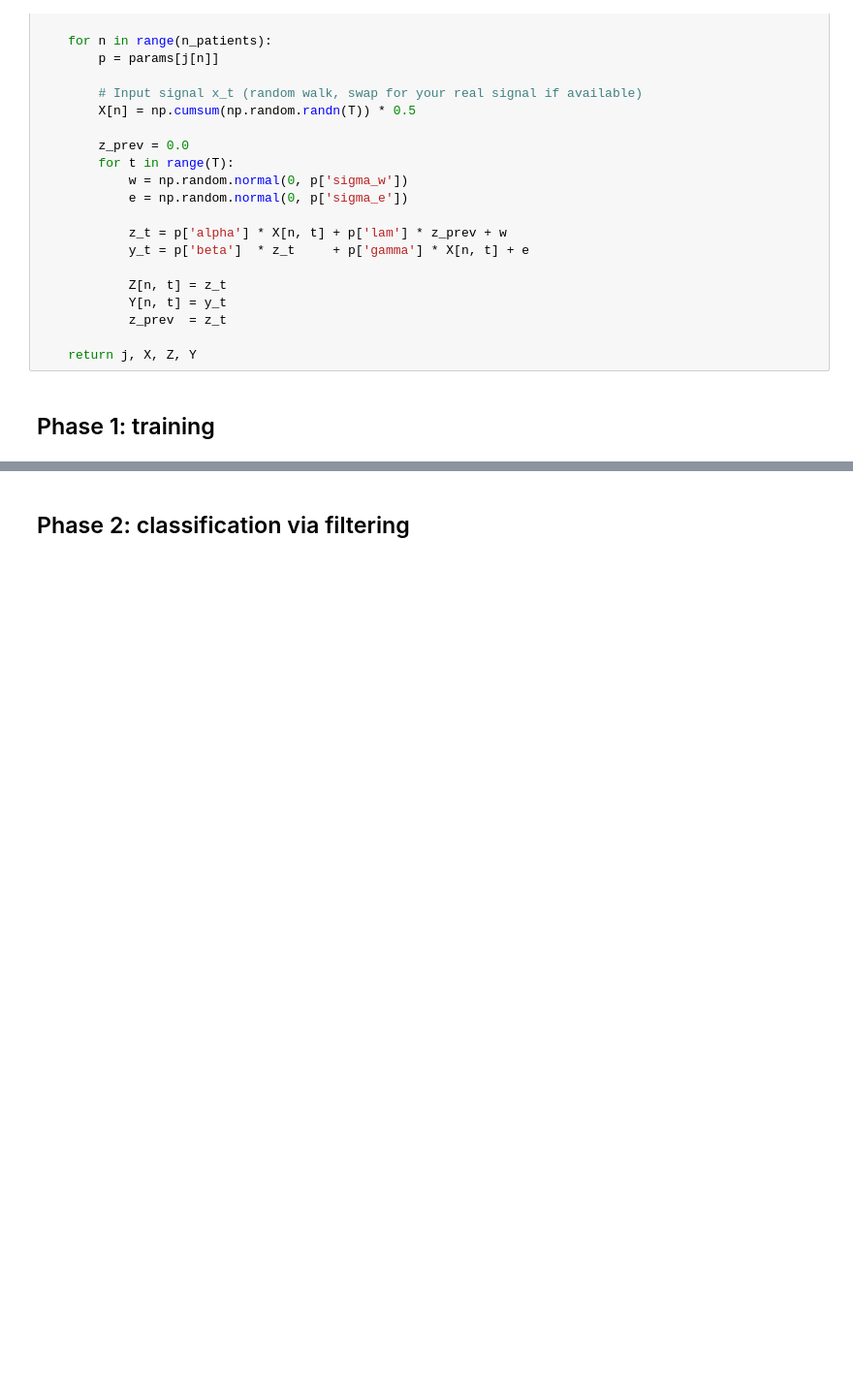
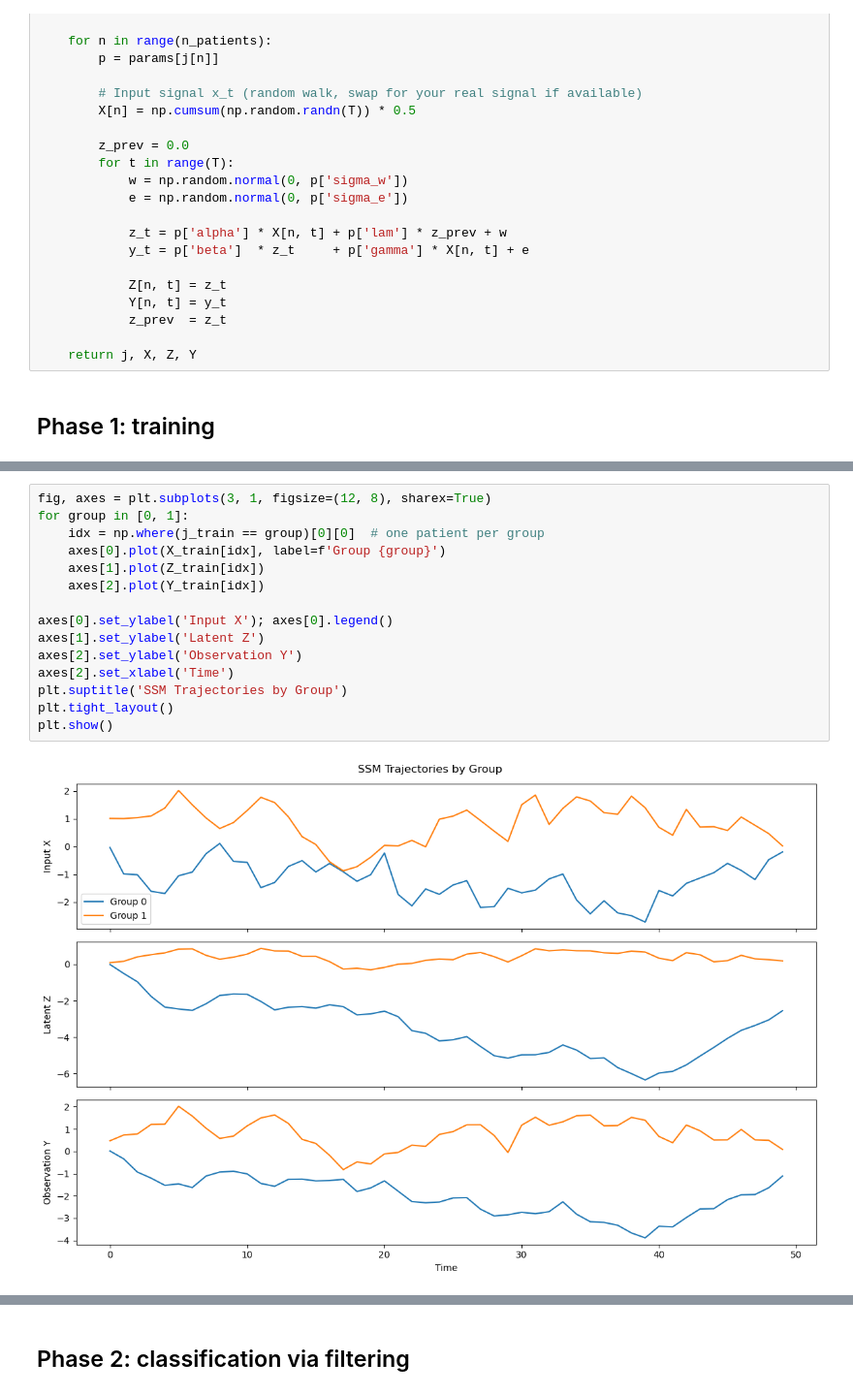
Before and after one commit to Analia7/mediators, a Jupyter notebook: active_discovery_of_latent_dynamic_mediators.ipynb, the cells around one changed output, grey strips where cells are left out. Shown at 97% size. Saved outputs shown, nothing was run; the diff lists cells and outputs as text; blank space fills up the shorter version.

```diff
--- a/active_discovery_of_latent_dynamic_mediators.ipynb
+++ b/active_discovery_of_latent_dynamic_mediators.ipynb
@@ -80,0 +96,17 @@ j_train, X_train, Z_train, Y_train = generate_synthetic_samples(n_patients=100,
+# %%
+fig, axes = plt.subplots(3, 1, figsize=(12, 8), sharex=True)
+for group in [0, 1]:
+    idx = np.where(j_train == group)[0][0]  # one patient per group
+    axes[0].plot(X_train[idx], label=f'Group {group}')
+    axes[1].plot(Z_train[idx])
+    axes[2].plot(Y_train[idx])
+
+axes[0].set_ylabel('Input X'); axes[0].legend()
+axes[1].set_ylabel('Latent Z')
+axes[2].set_ylabel('Observation Y')
+axes[2].set_xlabel('Time')
+plt.suptitle('SSM Trajectories by Group')
+plt.tight_layout()
+plt.show()
+# %% [output]
+[figure, added]
```
Also changed, not shown: parts of 3 cells of this notebook, 1 other file.
